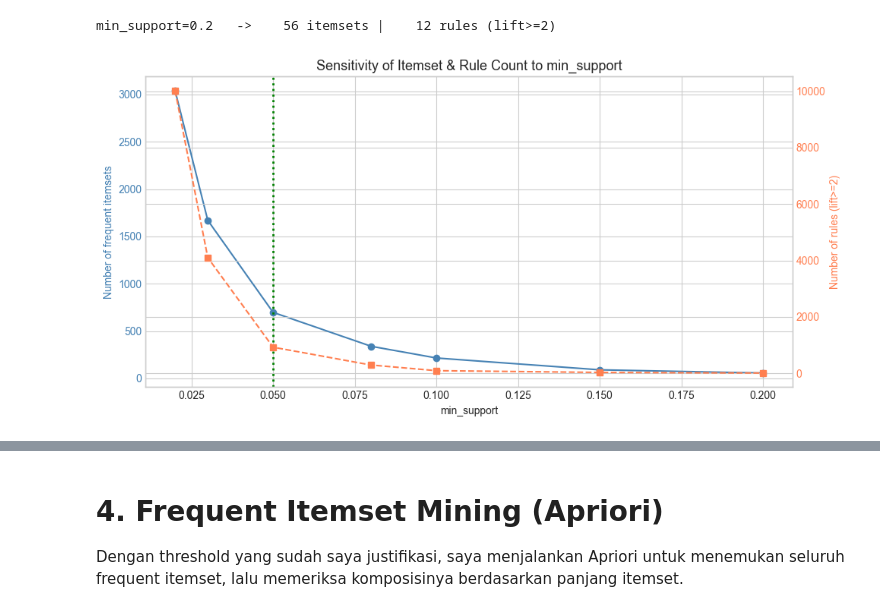
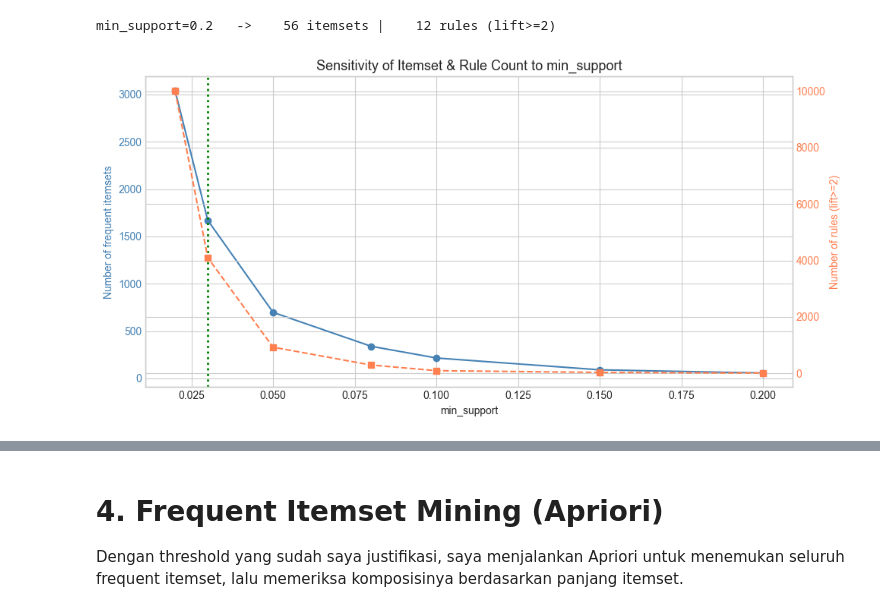
Before and after one commit to StievenLee/Data-Mining-All-Lending-Club-loan, a Jupyter notebook: Phase 3 Associate Rule/Apriori_Final.ipynb, the cells around one changed output, grey strips where cells are left out. Drawn from its saved outputs; the diff is of its cells as text; code cells hidden in the pictures.

```diff
--- a/Phase 3 Associate Rule/Apriori_Final.ipynb
+++ b/Phase 3 Associate Rule/Apriori_Final.ipynb
@@ -176,20 +179,20 @@ min_support=0.2   ->    56 itemsets |    12 rules (lift>=2)
 # %%
 fig, ax1 = plt.subplots(figsize=(10, 5))
 ax1.plot(sweep_df['min_support'], sweep_df['n_itemsets'], 'o-', color='steelblue', label='Frequent itemsets')
 ax1.set_xlabel('min_support')
 ax1.set_ylabel('Number of frequent itemsets', color='steelblue')
 ax1.tick_params(axis='y', labelcolor='steelblue')
 
 ax2 = ax1.twinx()
 ax2.plot(sweep_df['min_support'], sweep_df['n_rules_lift>=2'], 's--', color='coral', label='Rules (lift>=2)')
 ax2.set_ylabel('Number of rules (lift>=2)', color='coral')
 ax2.tick_params(axis='y', labelcolor='coral')
 
-ax1.axvline(x=0.05, color='green', linestyle=':', linewidth=2, label='Chosen: 0.05')
+ax1.axvline(x=0.03, color='green', linestyle=':', linewidth=2, label='Chosen: 0.03')
 ax1.set_title('Sensitivity of Itemset & Rule Count to min_support', fontsize=13)
 fig.tight_layout()
 
 plt.savefig('Results/results_support_sweep.png', dpi=120, bbox_inches='tight')
 plt.show()
 # %% [output]
-[figure, old version]
+[figure, new version]
```
Also changed, not shown: parts of 78 cells of this notebook, 7 other files.
